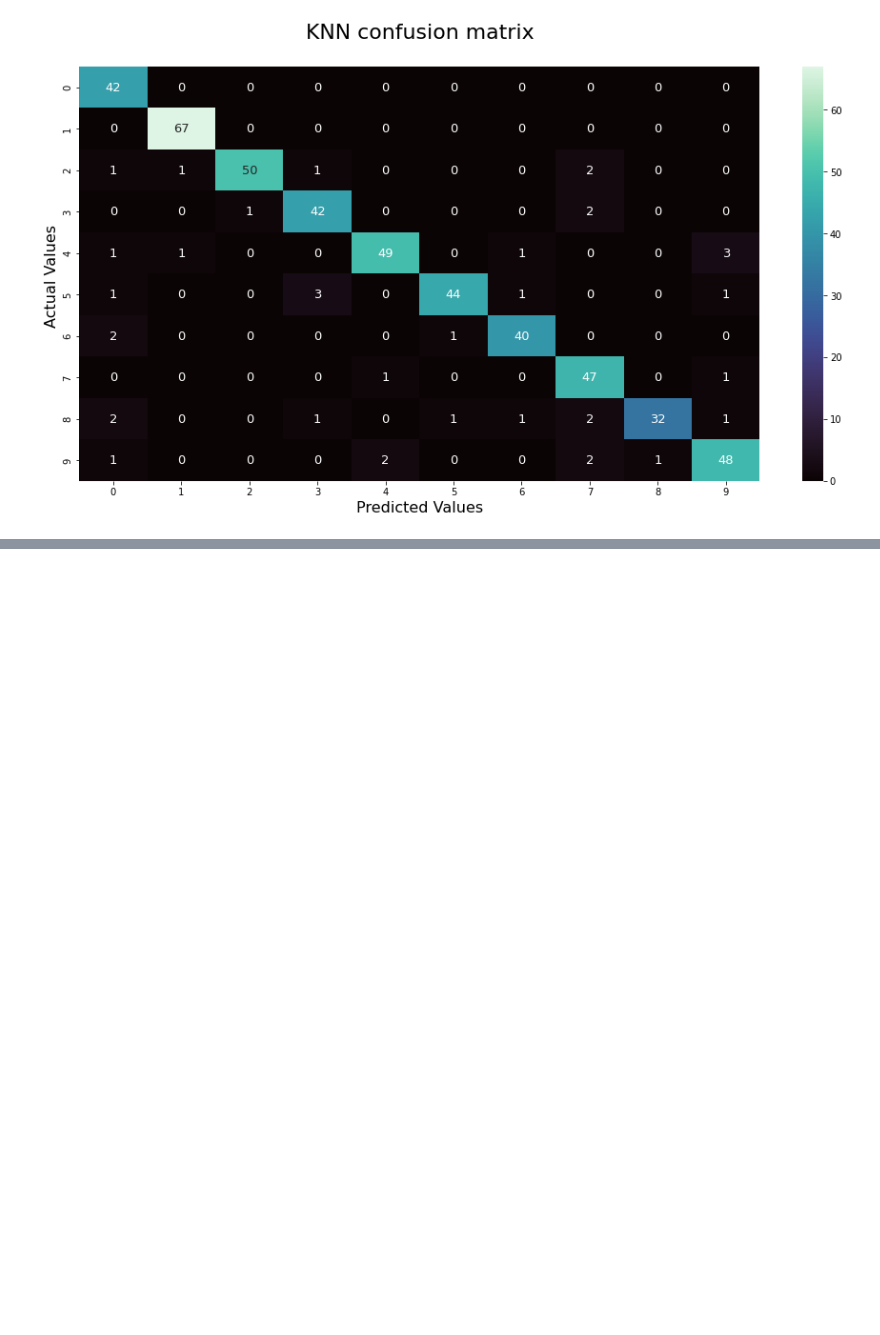
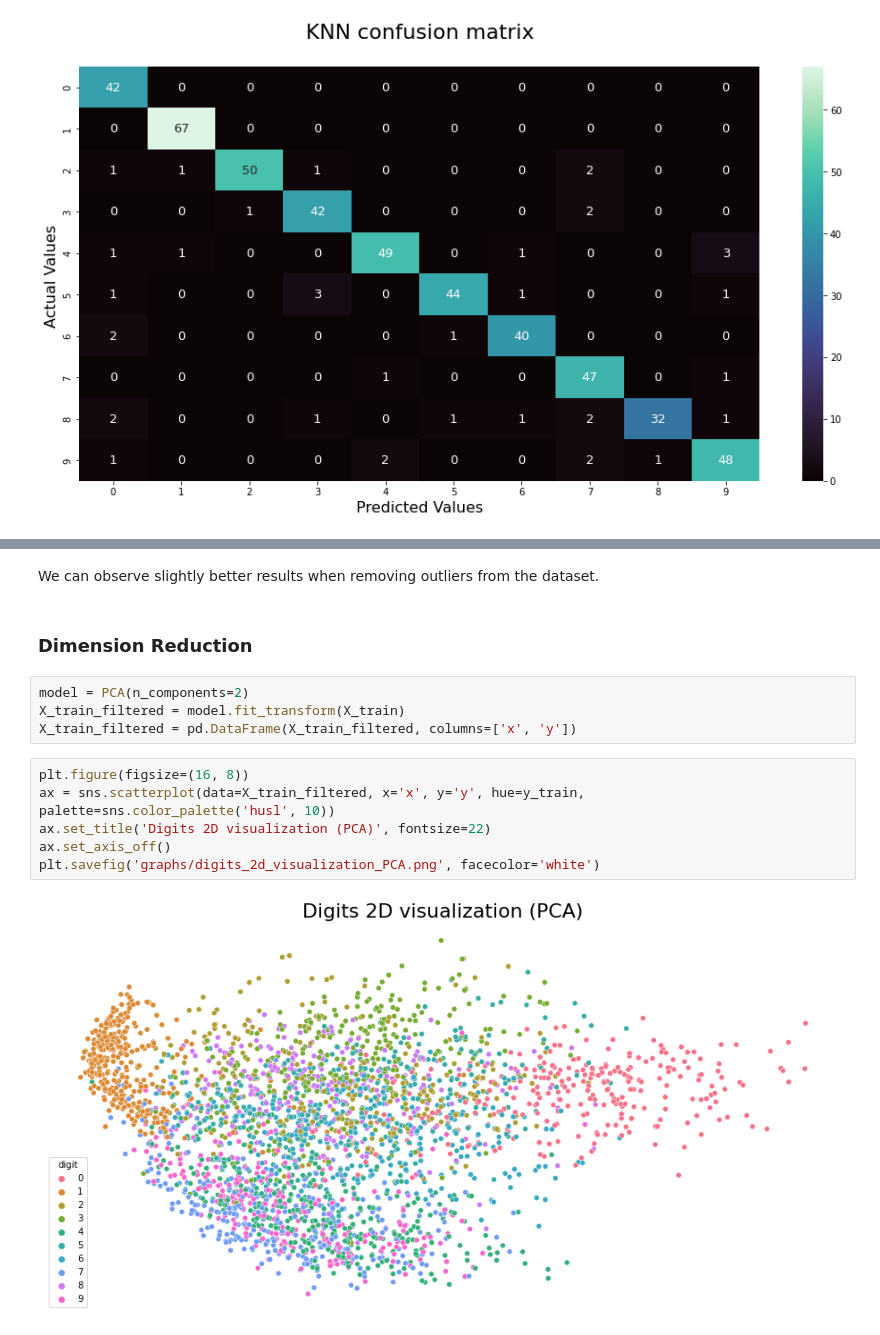
Before and after one commit to alexandre-pinon/zoidberg-2.0, a Jupyter notebook: bootstrap.ipynb, the cells around one changed output, grey strips where cells are left out. Cells and saved outputs as stored; diff of their text form; blank space fills up the shorter version.

```diff
--- a/bootstrap.ipynb
+++ b/bootstrap.ipynb
@@ -491,0 +536,16 @@ fig.savefig('graphs/KNN_confusion_matrix_percentage.png', facecolor='white')
+# %% [markdown]
+We can observe slightly better results when removing outliers from the dataset.
+# %% [markdown]
+### Dimension Reduction
+# %%
+model = PCA(n_components=2)
+X_train_filtered = model.fit_transform(X_train)
+X_train_filtered = pd.DataFrame(X_train_filtered, columns=['x', 'y'])
+# %%
+plt.figure(figsize=(16, 8))
+ax = sns.scatterplot(data=X_train_filtered, x='x', y='y', hue=y_train, palette=sns.color_palette('husl', 10))
+ax.set_title('Digits 2D visualization (PCA)', fontsize=22)
+ax.set_axis_off()
+plt.savefig('graphs/digits_2d_visualization_PCA.png', facecolor='white')
+# %% [output]
+[figure, added]
```
Also changed, not shown: parts of 14 cells of this notebook, 3 other files.
